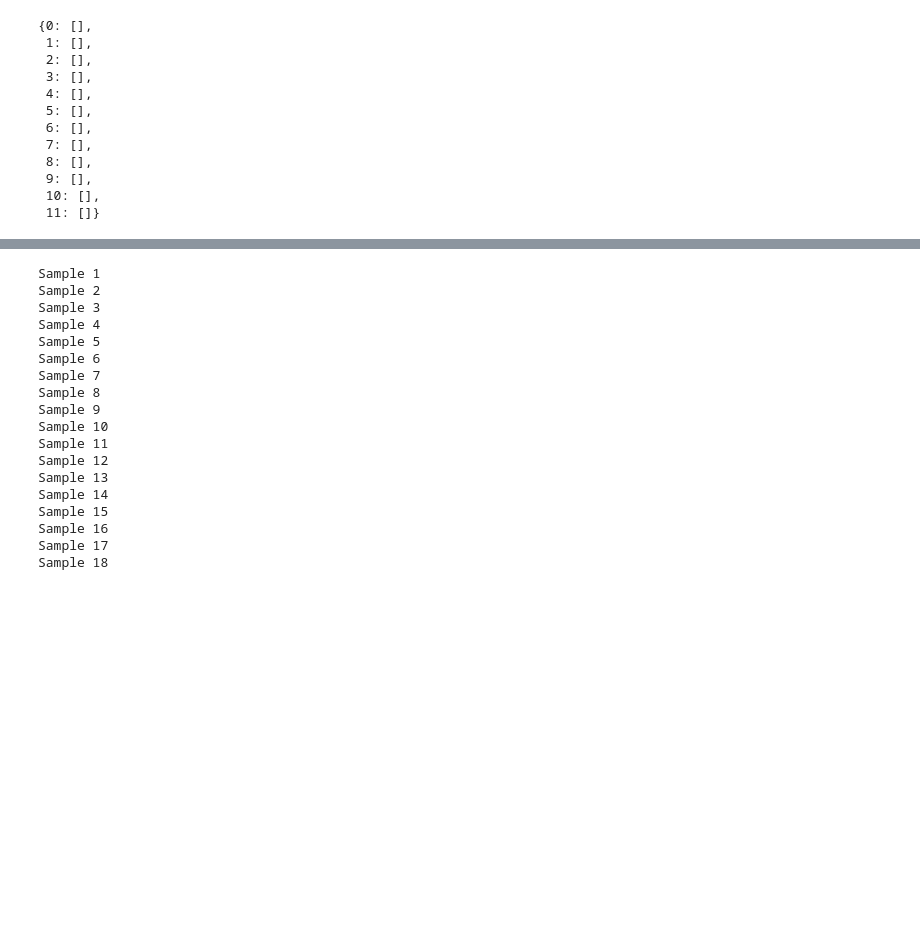
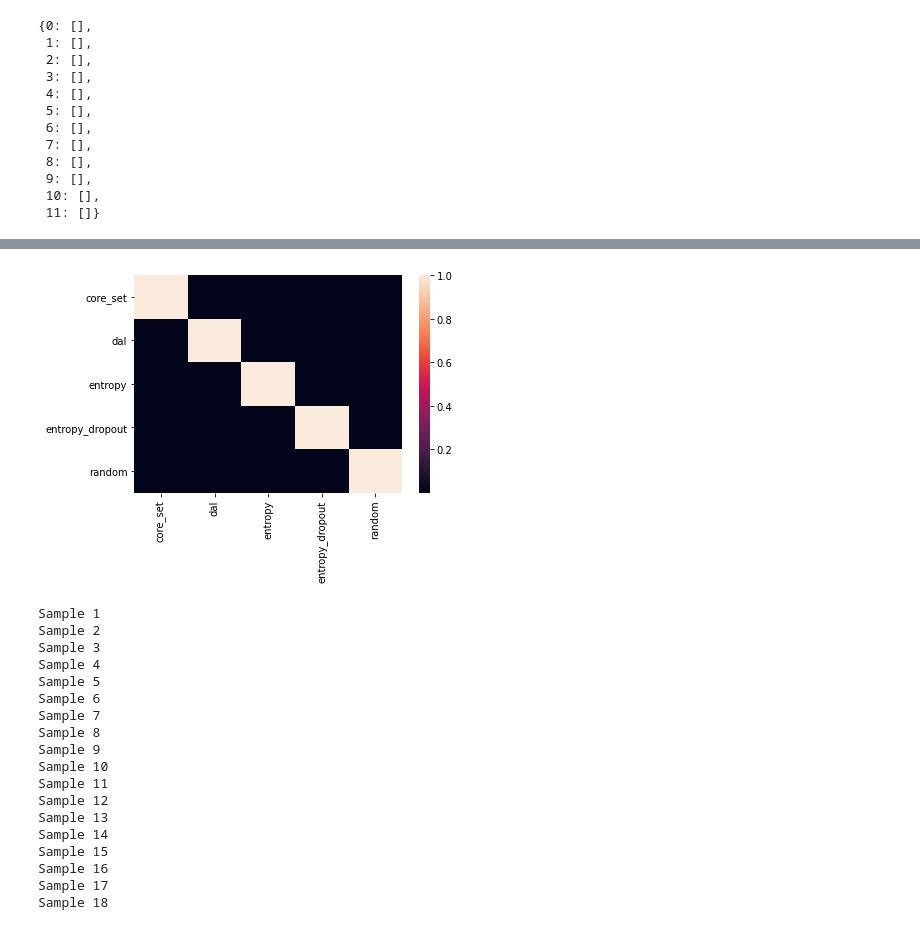
Before and after one commit to josipjukic/adapter-al, a Jupyter notebook: tinkering.ipynb, the cells around one changed output, grey strips where cells are left out. Drawn from its saved outputs; the diff is of its cells as text; code cells hidden in the pictures; blank space fills up the shorter version.

```diff
--- a/tinkering.ipynb
+++ b/tinkering.ipynb
@@ -453,6 +606,12 @@ len(indices)
 # %% [output]
 755
 # %%
+model.eval()
+name = model.get_classifier_name()
+clf = model.classifier
+config = model.classifier.config
+num_layers = config.num_hidden_layers
+
 enc = []
 grads = []
 labels = []
@@ -463,8 +622,7 @@ train_iter = make_iterable(
     train,
     device,
     batch_size=args.batch_size,
-    train=False,
-    indices=indices,
+    shuffle=False,
 )
 
 
@@ -472,7 +630,7 @@ with torch.inference_mode():
     for batch in train_iter:
 
         print(batch)
-        inputs, _ = batch.text
+        inputs = batch.text
         labels.append(batch.label)
         inputs.requires_grad = False
 
@@ -610,0 +833,28 @@ X_model = enc_layers[-1].detach().numpy()
+# %%
+from cka import *
+
+df_f = df[
+    (df.index.get_level_values("adapter") == "fft")
+    & (df.index.get_level_values("tapta") == False)
+    & (df.index.get_level_values("experiment") == 0)
+    & (df.index.get_level_values("mode") == "best")
+]
+n = len(df_f)
+lin_vals = np.empty((n, n))
+rbf_vals = np.empty((n, n))
+
+for i in range(n):
+    item = df_f.iloc[i]
+    indices = item.selected[1:]
+    arr = np.concatenate(indices, )
+    x = X[arr]
+    for j in range(i, n):
+        print(f"Element ({i},{j})")
+        item = df_f.iloc[j]
+        indices = item.selected[1:]
+        arr = np.concatenate(indices)
+        y = X[arr]
+        lin = linear_CKA(x, y)
+        rbf = kernel_CKA(x, y)
+        lin_vals[i, j] = lin_vals[j, i] = lin
+        rbf_vals[i, j] = rbf_vals[j, i] = rbf
@@ -610,0 +890,4 @@ X_model = enc_layers[-1].detach().numpy()
+# %%
+sns.heatmap(lin_vals, xticklabels=df_f.index.get_level_values("sampler"), yticklabels=df_f.index.get_level_values("sampler"));
+# %% [output]
+[figure, added]
```
Also changed, not shown: parts of 39 cells of this notebook, 6 other files.
